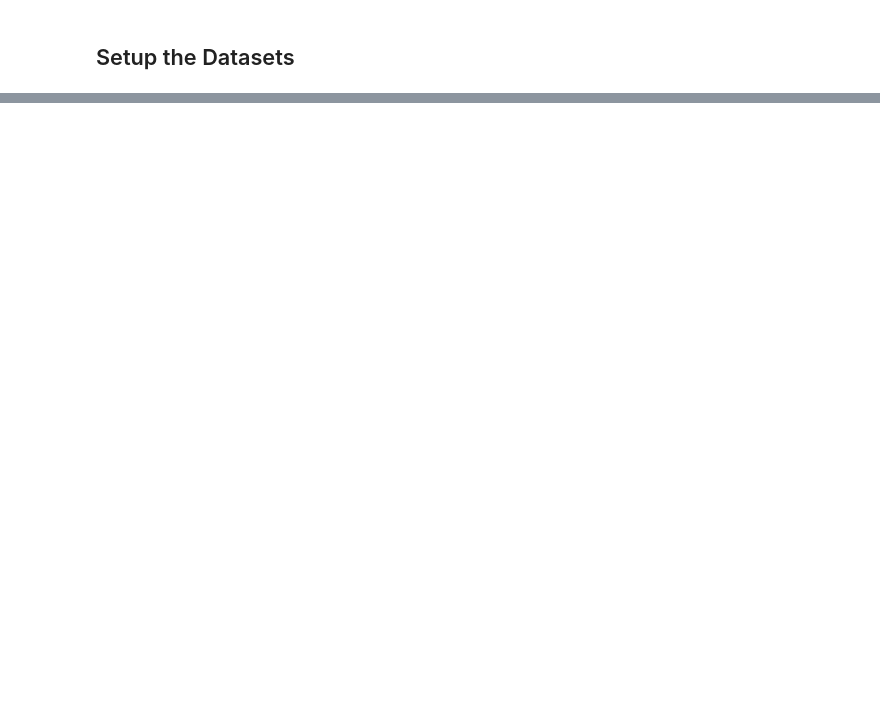
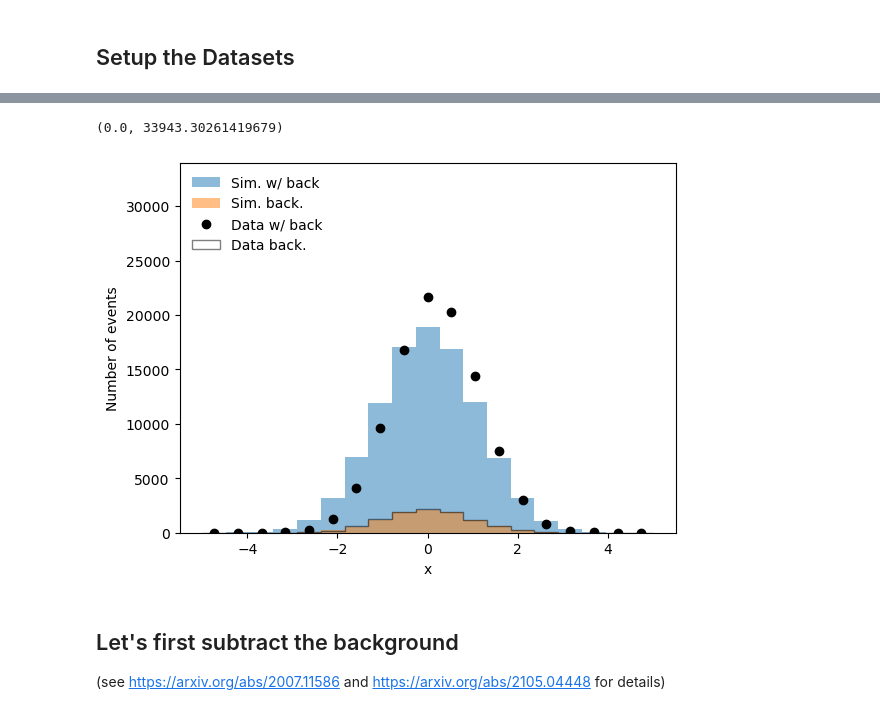
Before and after one commit to hep-lbdl/OmniFold, a Jupyter notebook: GaussianExample.ipynb, the cells around one changed output, grey strips where cells are left out. Saved outputs shown, nothing was run; the diff lists cells and outputs as text; code cells hidden in the pictures; blank space fills up the shorter version.

```diff
--- a/GaussianExample.ipynb
+++ b/GaussianExample.ipynb
@@ -164,0 +138,18 @@ fig.show()
+# %%
+#Now the full data/sim. including background
+binning = np.linspace(-5,5,20)
+ns,_,_=plt.hist(x_sim_withback[x_sim_withback!=dummyval],weights=w_synth_withback[x_sim_withback!=dummyval],bins=binning,alpha=0.5,label="Sim. w/ back")
+_,_,_=plt.hist(x_background,bins=binning,weights=w_back,alpha=0.5,label="Sim. back.")
+dplot=np.histogram(x_data_withback[x_data_withback!=dummyval],bins=binning)
+plt.plot(0.5*(dplot[1][1:]+dplot[1][:-1]),dplot[0],label="Data w/ back",ls="",marker='o',color="black")
+_,_,_=plt.hist(x_background_real,bins=binning,alpha=0.5,label="Data back.",histtype="step",color="black")
+plt.legend(frameon=False,loc="upper left")
+plt.ylabel("Number of events")
+plt.xlabel("x")
+plt.ylim([0,1.8*np.max(ns)])
+# %% [output]
+(0.0, 33943.30261419679)
+[figure, added]
+# %% [markdown]
+## Let's first subtract the background
+(see https://arxiv.org/abs/2007.11586 and https://arxiv.org/abs/2105.04448 for details)
```
Also changed, not shown: parts of 35 cells of this notebook.
